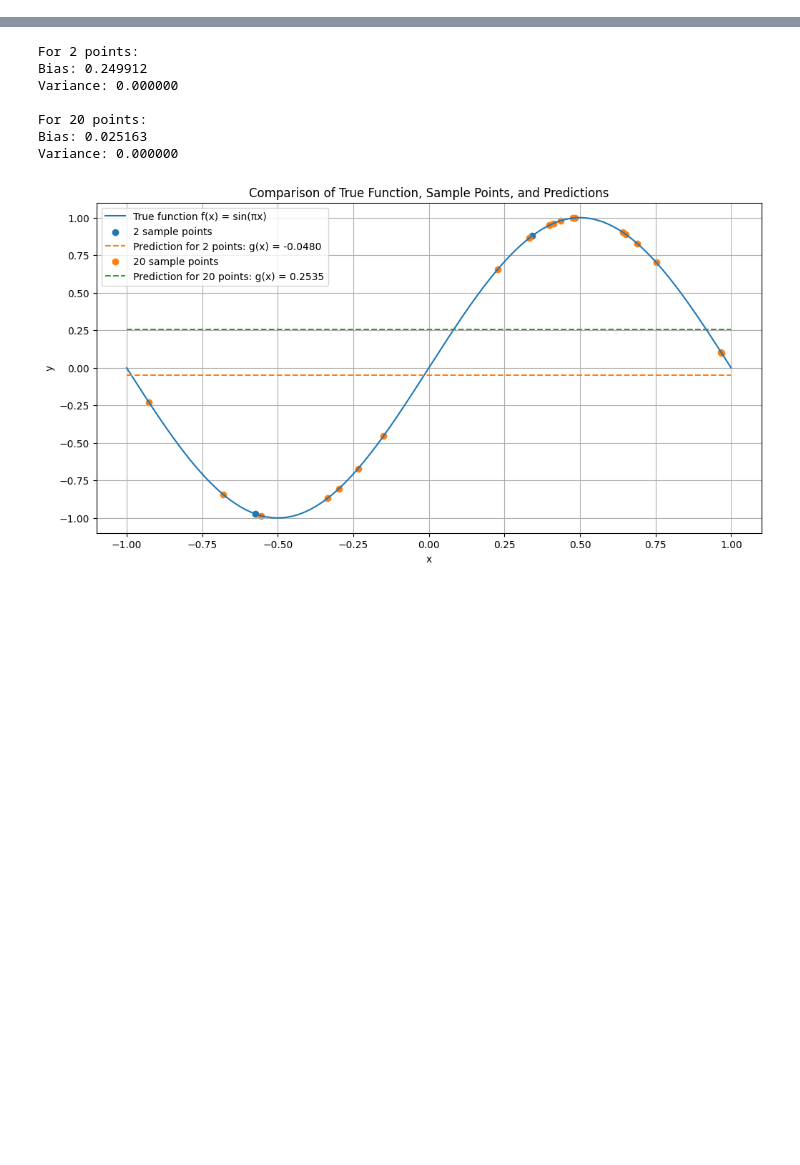
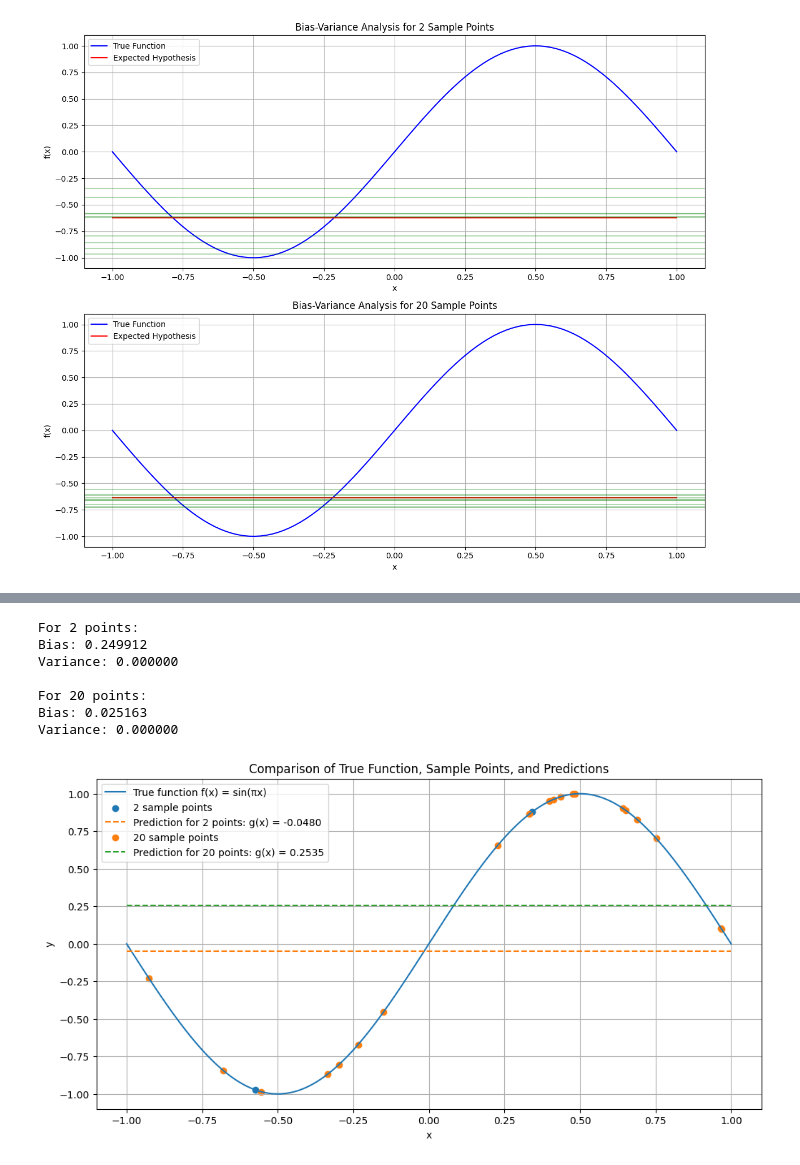
Before and after one commit to jmwu91/ML, a Jupyter notebook: HW/HW2/HW2_4.ipynb, the cells around one changed output, grey strips where cells are left out. Cells and saved outputs as stored; diff of their text form; code cells hidden in the pictures; blank space fills up the shorter version.

```diff
--- a/HW/HW2/HW2_4.ipynb
+++ b/HW/HW2/HW2_4.ipynb
@@ -0,0 +1,98 @@
+# %%
+import numpy as np
+from scipy import stats
+import matplotlib.pyplot as plt
+
+# Target function f(x)
+def f(x):
+    return np.sin(np.pi * x)
+
+# Generate training data
+def gen_sindata(n):
+    x = stats.uniform(-1, 1).rvs(n)  # Generate n random points in [-1, 1]
+    y = np.sin(np.pi * x)            # Calculate sine values for these points
+    return x, y
+
+# Hypothesis function returns the average of sine values (horizontal line)
+def hypothesis(x):
+    return np.mean(np.sin(np.pi * x))
+
+# Bias calculation
+def compute_bias(n_points, n_samples=1000):
+    x_test = np.linspace(-1, 1, 100)  # Test points
+    f_x = f(x_test)                   # True target function values
+    g_bar = np.zeros_like(f_x)        # Store expected hypothesis
+
+    # Generate multiple datasets and calculate expected hypothesis
+    for _ in range(n_samples):
+        x = gen_sindata(n_points)[0]  # Get training data points
+        g_d = hypothesis(x)           # Hypothesis based on this dataset
+        g_bar += g_d                  # Accumulate hypotheses
+
+    g_bar /= n_samples                # Calculate expected hypothesis
+
+    # Calculate Bias: squared difference between expected hypothesis and true target function
+    bias = np.mean((g_bar - f_x) ** 2)
+    return bias, g_bar
+
+# Variance calculation
+def compute_variance(n_points, n_samples=1000):
+    x_test = np.linspace(-1, 1, 100)  # Test points
+    g_bar = np.zeros_like(x_test)     # Store expected hypothesis
+
+    # Generate multiple datasets to calculate expected hypothesis
+    for _ in range(n_samples):
+        x = gen_sindata(n_points)[0]  # Get training data points
+        g_d = hypothesis(x)           # Hypothesis based on this dataset
+        g_bar += g_d                  # Accumulate hypotheses
+
+    g_bar /= n_samples                # Calculate expected hypothesis
+
+    variances = []                    # Store variances for each dataset
+
+    # Generate multiple datasets and calculate hypothesis variance
+    for _ in range(n_samples):
+        x = gen_sindata(n_points)[0]  # Get training data points
+        g_d = hypothesis(x)           # Hypothesis based on this dataset
+
+        variances.append((g_d - g_bar.mean()) ** 2)  # Calculate squared difference between hypothesis and expected hypothesis
+
+    return np.mean(variances)
+
+# Calculate and print Bias and Variance for different numbers of sample points
+n_points = [2, 20]
+
+plt.figure(figsize=(12, 10))
+
+for i, n in enumerate(n_points):
+    bias, g_bar = compute_bias(n)
+    variance = compute_variance(n)
+
+    print(f"For {n} sample points:")
+    print(f"Bias: {bias:.3f}")
+    print(f"Variance: {variance:.3f}")
+    print()
+
+    # Visualization
+    x_test = np.linspace(-1, 1, 100)
+    f_x = f(x_test)
+
+    plt.subplot(2, 1, i+1)
+    plt.plot(x_test, f_x, 'b-', label='True Function')
+    plt.plot(x_test, g_bar, 'r-', label='Expected Hypothesis')
+
+    # Generate and plot some sample hypotheses
+    for _ in range(10):
+        x = gen_sindata(n)[0]
+        h = hypothesis(x)
+        plt.axhline(y=h, color='g', alpha=0.3)
+
+    plt.title(f'Bias-Variance Analysis for {n} Sample Points')
+    plt.xlabel('x')
+    plt.ylabel('f(x)')
+    plt.legend()
+    plt.grid(True)
+
+plt.tight_layout()
+plt.show()
+# %% [output]
@@ -0,0 +106 @@
+[figure, added]
```
Also changed, not shown: parts of 8 cells of this notebook, 2 other files.
